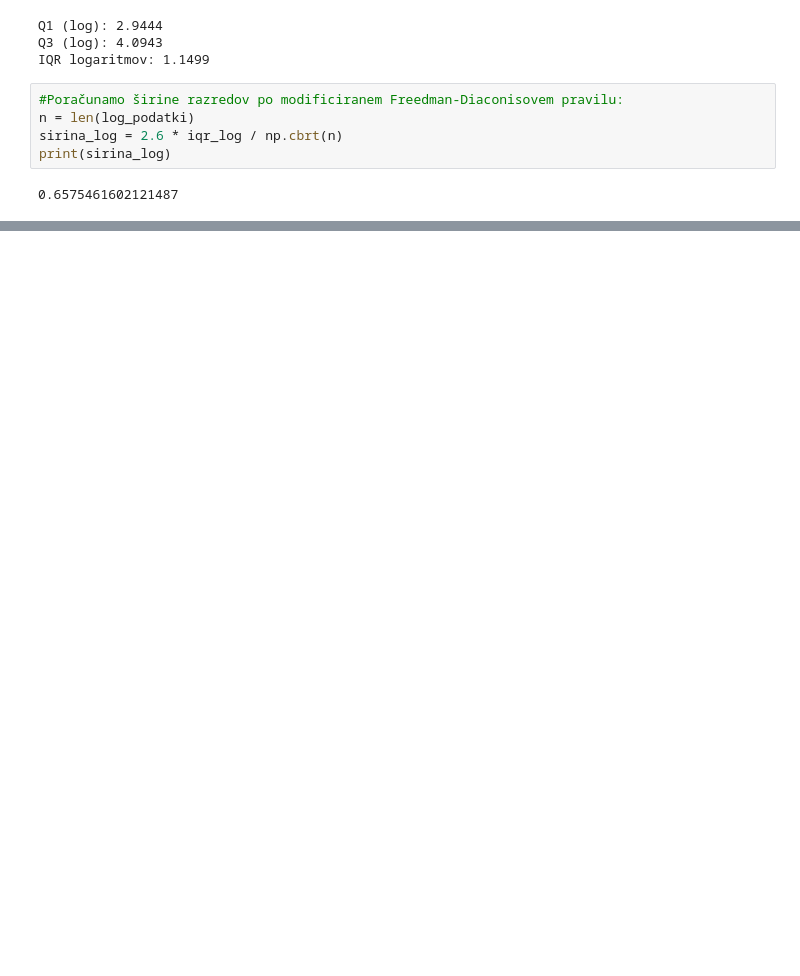
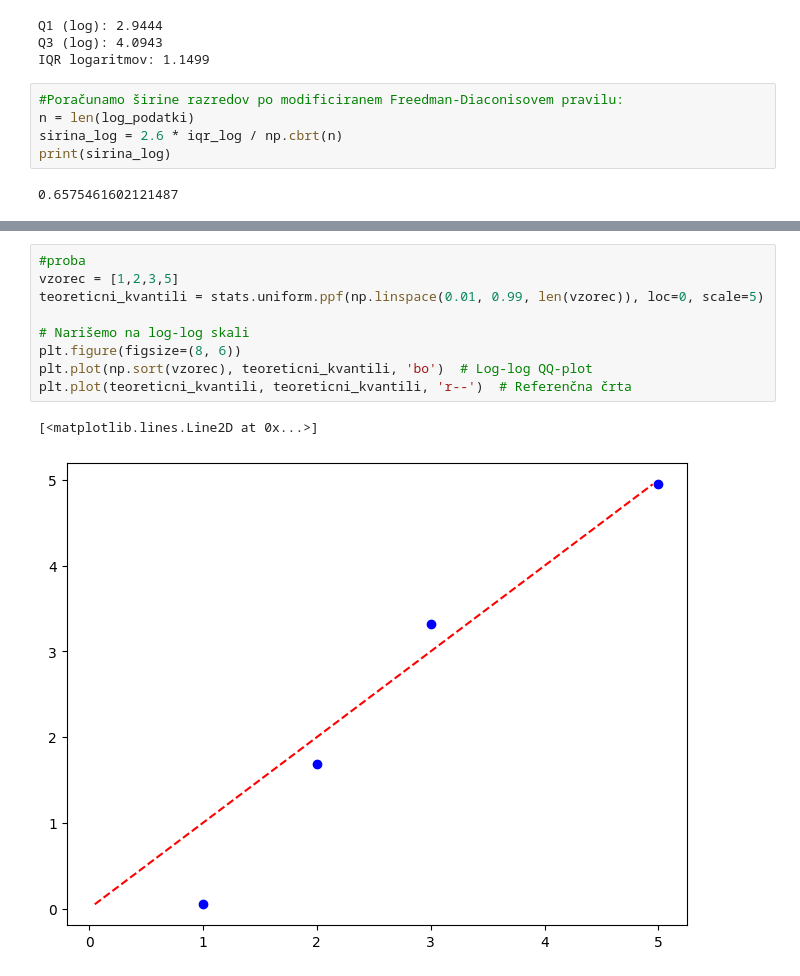
Before and after one commit to LukaLjevar/projektna_statistika, a Jupyter notebook: Hobotnice.ipynb, the cells around one changed output, grey strips where cells are left out. Drawn from its saved outputs; the diff is of its cells as text; blank space fills up the shorter version.

```diff
--- a/Hobotnice.ipynb
+++ b/Hobotnice.ipynb
@@ -177,0 +184,12 @@ plt.show()
+# %%
+#proba
+vzorec = [1,2,3,5]
+teoreticni_kvantili = stats.uniform.ppf(np.linspace(0.01, 0.99, len(vzorec)), loc=0, scale=5)
+
+# Narišemo na log-log skali
+plt.figure(figsize=(8, 6))
+plt.plot(np.sort(vzorec), teoreticni_kvantili, 'bo')  # Log-log QQ-plot
+plt.plot(teoreticni_kvantili, teoreticni_kvantili, 'r--')  # Referenčna črta
+# %% [output]
+[<matplotlib.lines.Line2D at 0x...>]
+[figure, added]
```
Also changed, not shown: parts of 5 cells of this notebook.
